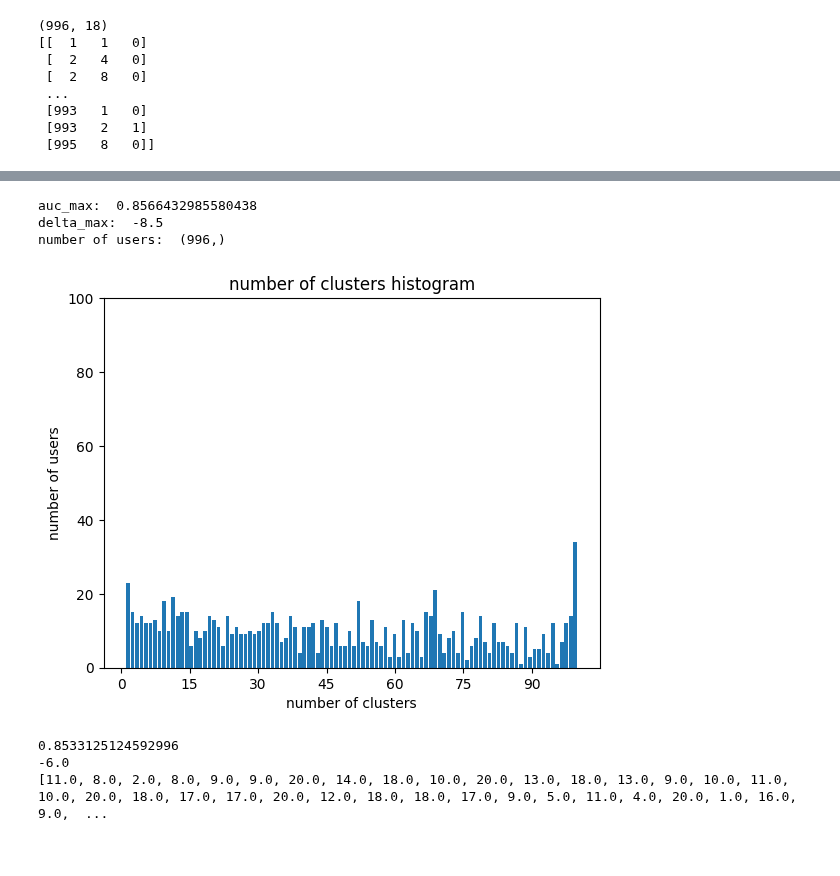
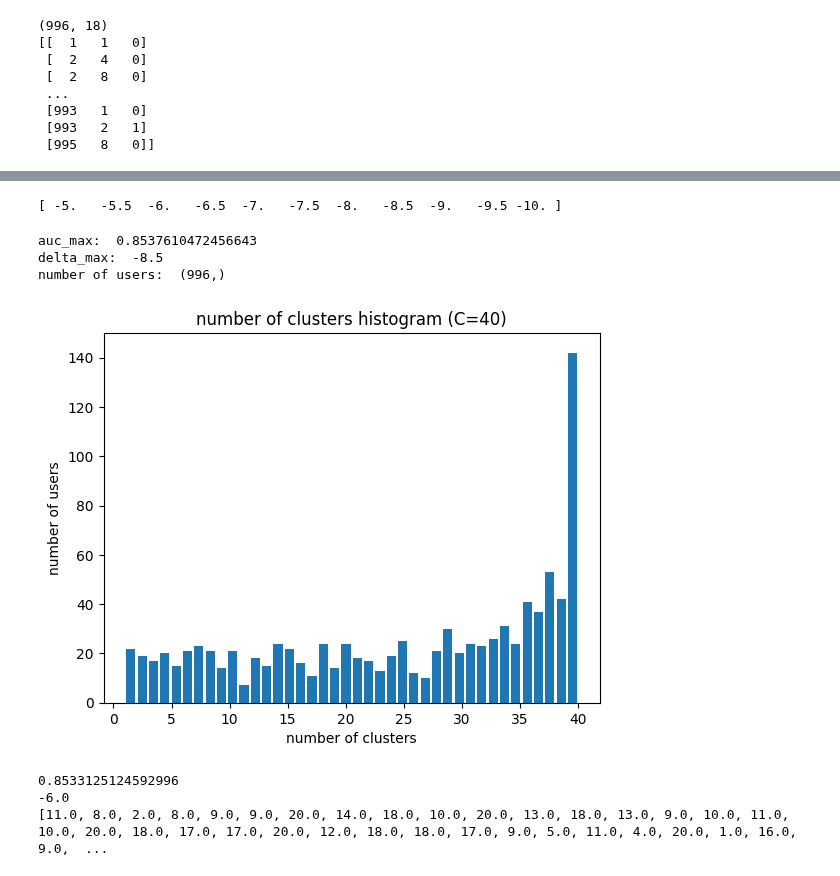
Before and after one commit to kimisuke0503/colab-research, a Jupyter notebook: needs_scan_panel/needs_RSCCMM_CF_cluster_membership.ipynb, the cells around one changed output, grey strips where cells are left out. Saved outputs shown, nothing was run; the diff lists cells and outputs as text; code cells hidden in the pictures.

```diff
--- a/needs_scan_panel/needs_RSCCMM_CF_cluster_membership.ipynb
+++ b/needs_scan_panel/needs_RSCCMM_CF_cluster_membership.ipynb
@@ -129,8 +129,11 @@ auc:  0.8501436972556314
 # %%
-C = 100
+C = 40
 name = f"needs_RSCCMM_user_hist_C_{C}"
 loop = 10
-delta_list = np.arange(-5, -9, -0.5)
+delta_list = np.arange(-5, -10.1, -0.5)
+print(delta_list)
+# %% [output]
+[ -5.   -5.5  -6.   -6.5  -7.   -7.5  -8.   -8.5  -9.   -9.5 -10. ]
 # %%
 auc_max_max = 0
 rough_u_max_max = 0
@@ -143,37 +146,37 @@ for delta in delta_list:
     rough_u_max_max = rough_u_max
     delta_max = delta
 
 print("auc_max: ", auc_max_max)
 print("delta_max: ", delta_max)
 
 n_clusters_per_obj = np.sum(rough_u_max_max, axis=0) # 各対象が、いくつのクラスターに属しているか
 print("number of users: ", n_clusters_per_obj.shape)
 
 fig = plt.figure()
 ax = fig.add_subplot(1,1,1)
 
 ax.hist(n_clusters_per_obj, bins=C, rwidth=0.8)
-ax.set_ylim(0, 100)
+ax.set_ylim(0, 150)
 ax.xaxis.set_major_locator(MaxNLocator(integer=True))
-ax.set_title('number of clusters histogram')
+ax.set_title(f'number of clusters histogram (C={C})')
 ax.set_xlabel('number of clusters')
 ax.set_ylabel('number of users')
 fig.show()
 plt.savefig(f"{name}.png", format="png", dpi=300)
 
 output = [["AUC", "delta", "各対象の所属クラスター数"], [auc_max_max, delta_max, ', '.join(map(str, n_clusters_per_obj))]]
 with open(f'{name}.csv', 'wt', encoding='utf-8', newline='') as fout:
     writer = csv.writer(fout)
     writer.writerows(output)
 
 with open(f'{name}_rough_u.csv', 'wt', encoding='utf-8', newline='') as fout:
     writer = csv.writer(fout)
     writer.writerows(rough_u_max_max)
 # %% [output]
-auc_max:  0.8566432985580438
+auc_max:  0.8537610472456643
 delta_max:  -8.5
 number of users:  (996,)
-[figure, old version]
+[figure, new version]
 # %%
 # 再現
 
```
Also changed, not shown: parts of 1 cell of this notebook.
